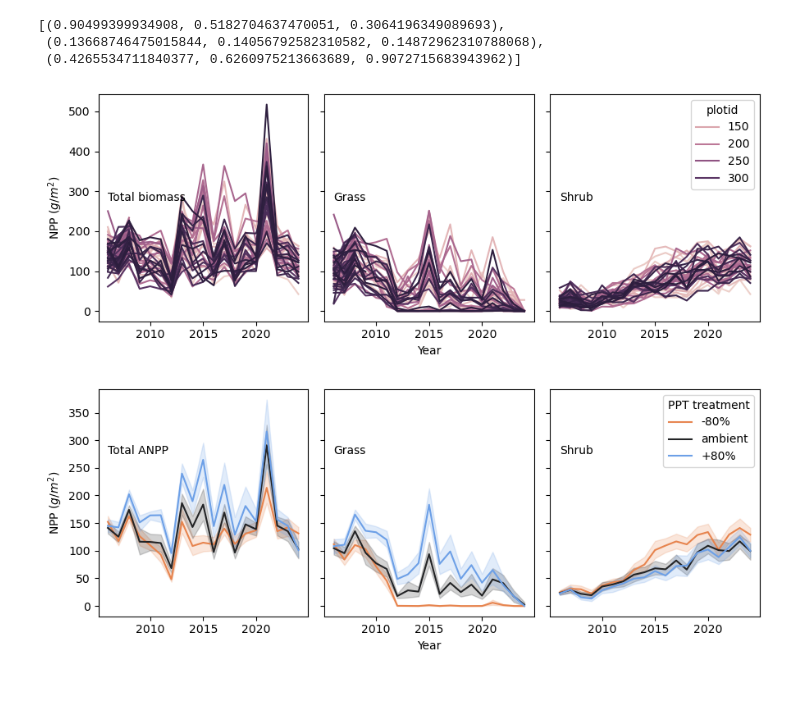
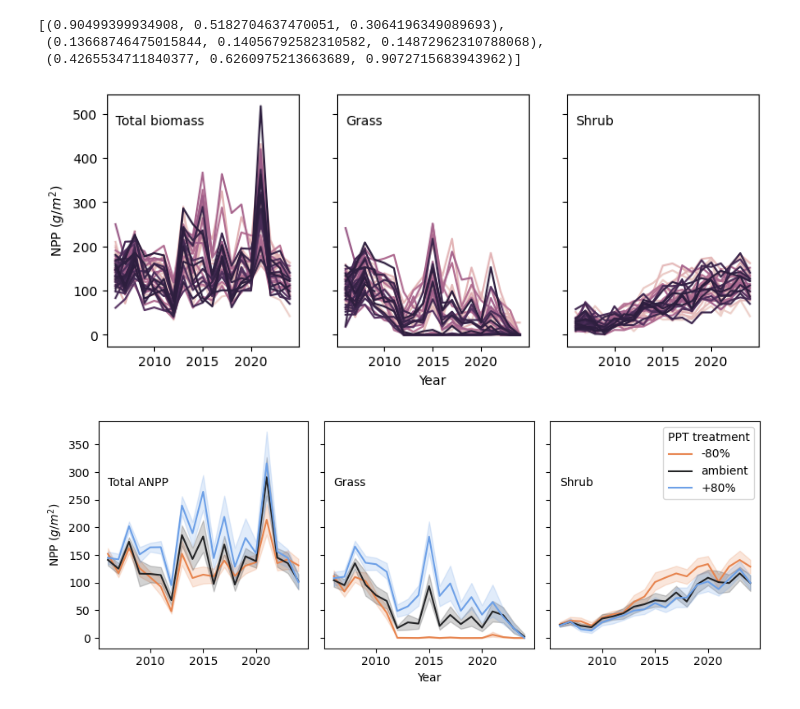
Before and after one commit to jornada-im/pubs-gc-ltreb, a Jupyter notebook: manuscripts/schadenfreude/Production.ipynb, the cells around one changed output. Saved outputs shown, nothing was run; the diff lists cells and outputs as text; code cells hidden in the pictures.

Commit message:
Cleaning and pruning schadenfreude notebooks
* Edit paths
* Remove unused code - just figures for schadenfreude
* Identified EDI datasets

```diff
--- a/manuscripts/schadenfreude/Production.ipynb
+++ b/manuscripts/schadenfreude/Production.ipynb
@@ -15,5 +11,9 @@ out_path = '/Users/gmaurer/GD_gmaurer@nmsu/_current/gc_ltreb_io/'
 # %%
+# Read in the production data
+# This comes from package knb-lter-jrn.210349001 on EDI
 df = pd.read_csv(ready_path + '/jrn349001_cover_and_biomass_juntar.csv')
 # Create a categorical column for plotting
 w_dict = {0.2:'-80%', 1.0:'ambient', 1.8:'+80%'}
 df['PPT treatment'] = df.ppt_trt.replace(w_dict)
+df = df.astype({'year':int,'plotid':str,'ppt_trt':str,'n_trt':str})
+df.head()
@@ -28,27 +35,27 @@ p
  (0.4265534711840377, 0.6260975213663689, 0.9072715683943962)]
 # %%
 # Plot the ANPP data by individual plots
-
 fig, ax = plt.subplots(1, 3, figsize=(9,3.5), sharey=True)
 a1 = sns.lineplot(data=df, ax=ax[0], x="year", y="biomass_total",
                   hue="plotid", legend=False, estimator=None)
 a2 = sns.lineplot(data=df, ax=ax[1], x="year", y="biomass_grass",
                   hue="plotid", legend=False, estimator=None)
 a3 = sns.lineplot(data=df, ax=ax[2], x="year", y="biomass_shrub",
-                  hue="plotid", estimator=None)
+                  hue="plotid", legend=False, estimator=None)
 
 a1.set(xlabel=None)
 a1.set(ylabel="NPP ($g/m^2$)")
 a2.set(xlabel='Year')
 a3.set(xlabel=None)
-a1.text(2006, 275, 'Total biomass' )
-a2.text(2006, 275, 'Grass' )
-a3.text(2006, 275, 'Shrub' )
-plt.tight_layout()
+a1.text(2006, 475, 'Total biomass' )
+a2.text(2006, 475, 'Grass' )
+a3.text(2006, 475, 'Shrub' )
+#plt.tight_layout()
+plt.show()
 
-plt.savefig(outpath + '/figs/lt_biomass_3panel.png', dpi=300, facecolor='w')
+#plt.savefig(out_path + '/figs/lt_biomass_3panel.png', dpi=300, facecolor='w')
 # %% [output]
-[figure, old version]
+[figure, new version]
 # %%
 # Plot means
 fig, ax = plt.subplots(1, 3, figsize=(9,3.5), sharey=True)
```
Also changed, not shown: parts of 50 cells of this notebook, 2 other files.
